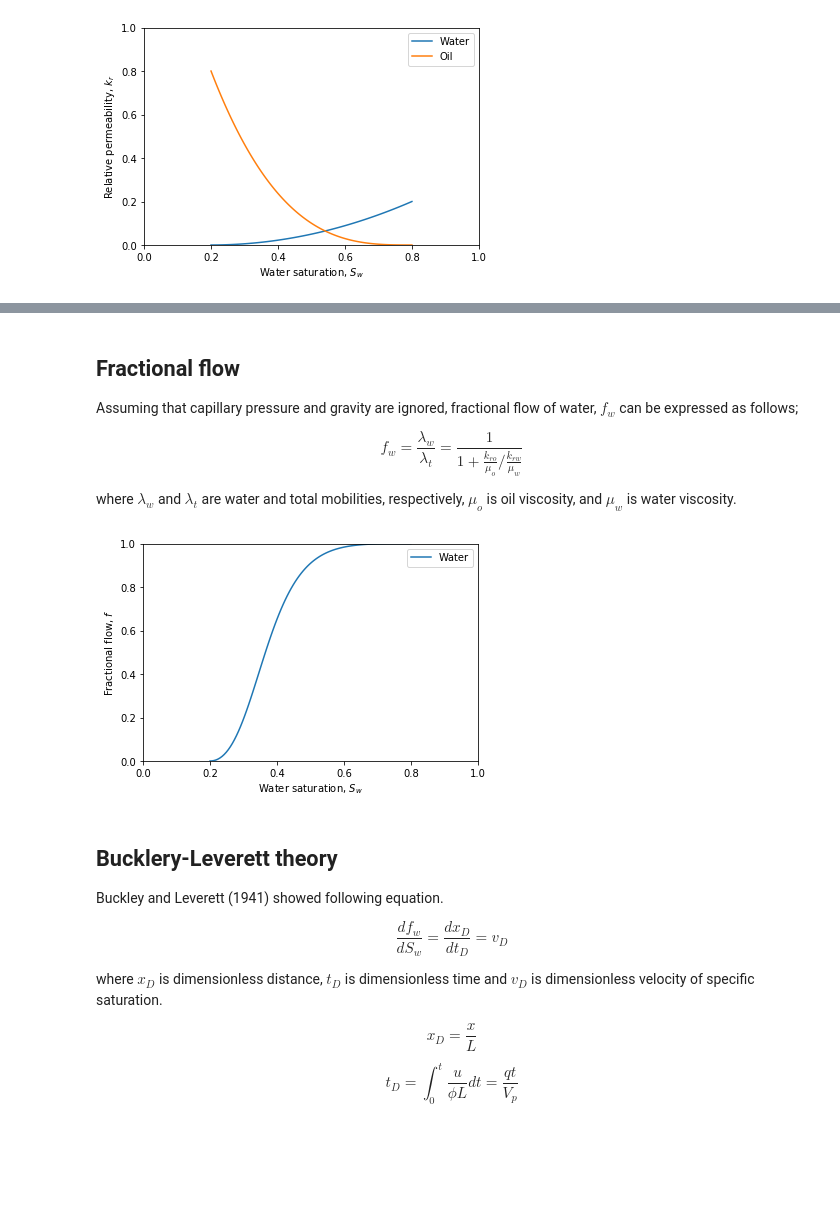
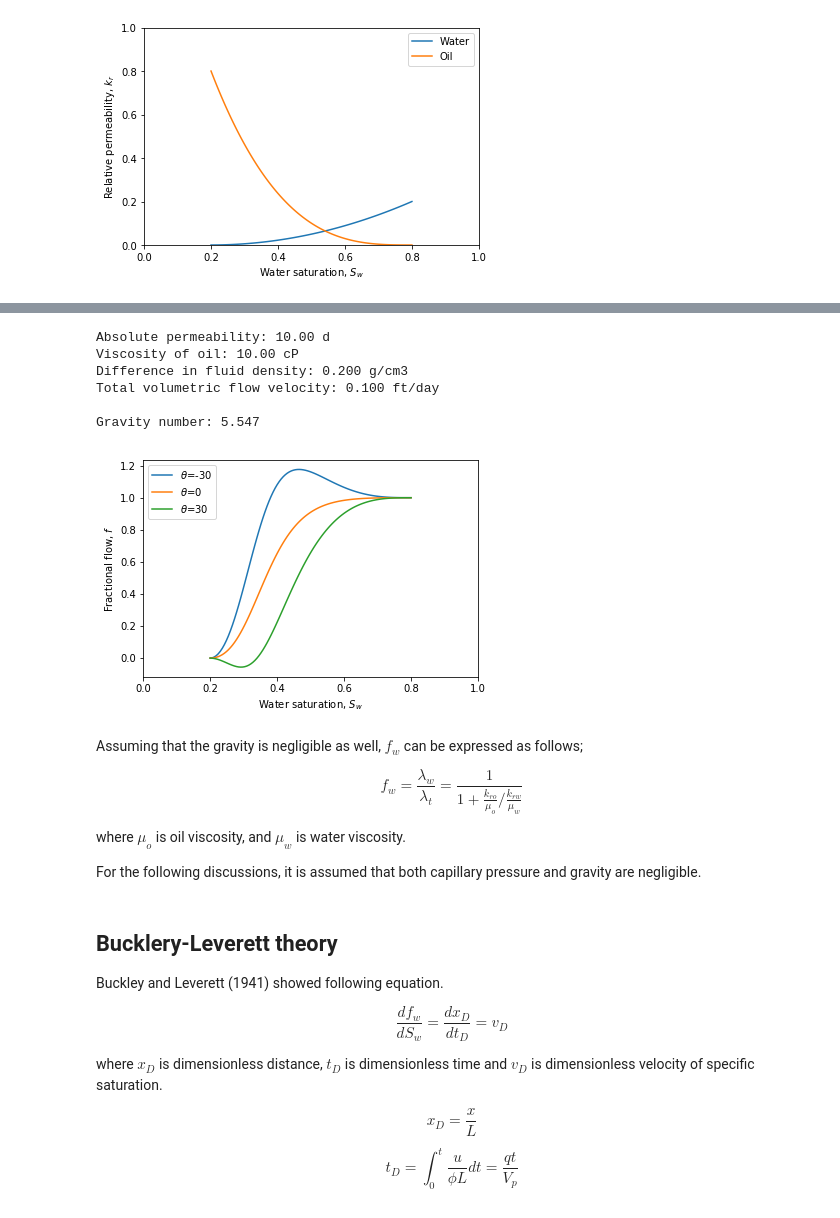
Before and after one commit to mayuneko-re/notebook, a Jupyter notebook: Buckley_Leverett.ipynb, the cells around one changed output, grey strips where cells are left out. Drawn from its saved outputs; the diff is of its cells as text; code cells hidden in the pictures; blank space fills up the shorter version.

```diff
--- a/Buckley_Leverett.ipynb
+++ b/Buckley_Leverett.ipynb
@@ -81,23 +110,54 @@ plt.show()
+# %%
+k = 10 # d, Absolute permeability
+drho = 0.2 # g/cm3, Difference in density
+g = 9.8 # m/s2, Gravitational acceleration
+ut = 0.1 # ft/day, Total volumetric flow velocity
+
+Ng = (k / oil.viscosity) * drho * g / ut  *0.283 # 0.283 is a unit conversion factor
+# 1 md = 1e-12 m2
+# 1 g/cm3 = 1e3 kg/m3
+# 1 cP = 1e-3 kg/m-s
+# 1 ft/day = 3.5278e-6 m/s
+
+print('Absolute permeability: {0:.2f} d'.format(k))
+print('Viscosity of oil: {0:.2f} cP'.format(oil.viscosity))
+print('Difference in fluid density: {0:.3f} g/cm3'.format(drho))
+print('Total volumetric flow velocity: {0:.3f} ft/day'.format(ut))
+print()
+print('Gravity number: {0:.3f}'.format(Ng))
+# %% [output]
+Absolute permeability: 10.00 d
+Viscosity of oil: 10.00 cP
+Difference in fluid density: 0.200 g/cm3
+Total volumetric flow velocity: 0.100 ft/day
+
+Gravity number: 5.547
+# %%
+# Mobility
+lw = k * krw / water.viscosity # Water
+lo = k * kro / oil.viscosity # Oil
+lt = lw + lo # Total
+
+# Fractional flow
+for theta in  [-30, 0 , 30]:
+    fw = lw / lt * (1 - kro * Ng * np.sin(np.deg2rad(theta) ))
+    plt.plot(Sw, fw, label='$\\theta$='+str(theta))
+
+plt.legend()
+plt.xlabel('Water saturation, $S_w$')
+plt.ylabel('Fractional flow, $f$')
+plt.xlim(0, 1)
+# plt.ylim(0, 1)
+plt.show()
+# %% [output]
+[figure, added]
 # %% [markdown]
-## Fractional flow
+Assuming that the gravity is negligible as well, $f_w$ can be expressed as follows;
 
-Assuming that capillary pressure and gravity are ignored, fractional flow of water, $f_w$ can be expressed as follows;
+$$
+f_w = \frac{\lambda_w}{\lambda_t} = \frac{1}{1+ \frac{k_{ro}}{ \mu_{o}} / \frac{k_{rw} }{ \mu_{w}}}
+$$
 
-$$f_w = \frac{\lambda_w}{\lambda_t} = \frac{1}{1+ \frac{k_{ro}}{ \mu_{o}} / \frac{k_{rw} }{ \mu_{w}}}$$
+where $\mu_o$ is oil viscosity, and $\mu_w$ is water viscosity.
 
-where $\lambda_w$ and $\lambda_t$ are water and total mobilities, respectively,  $\mu_o$ is oil viscosity, and $\mu_w$ is water viscosity.
+For the following discussions, it is assumed that both capillary pressure and gravity are negligible.
-# %%
-# Fractional flow
-fw = 1 / ( 1 + (kro / oil.viscosity) / (krw / water.viscosity) )  # Water
-fo = 1 - fw # Oil
-
-# Plot
-plt.plot(Sw, fw, label='Water')
-plt.legend()
-plt.xlabel('Water saturation, $S_w$')
-plt.ylabel('Fractional flow, $f$')
-plt.xlim(0, 1)
-plt.ylim(0, 1)
-plt.show()
-# %% [output]
-[figure, removed]
```
Also changed, not shown: parts of 6 cells of this notebook.
